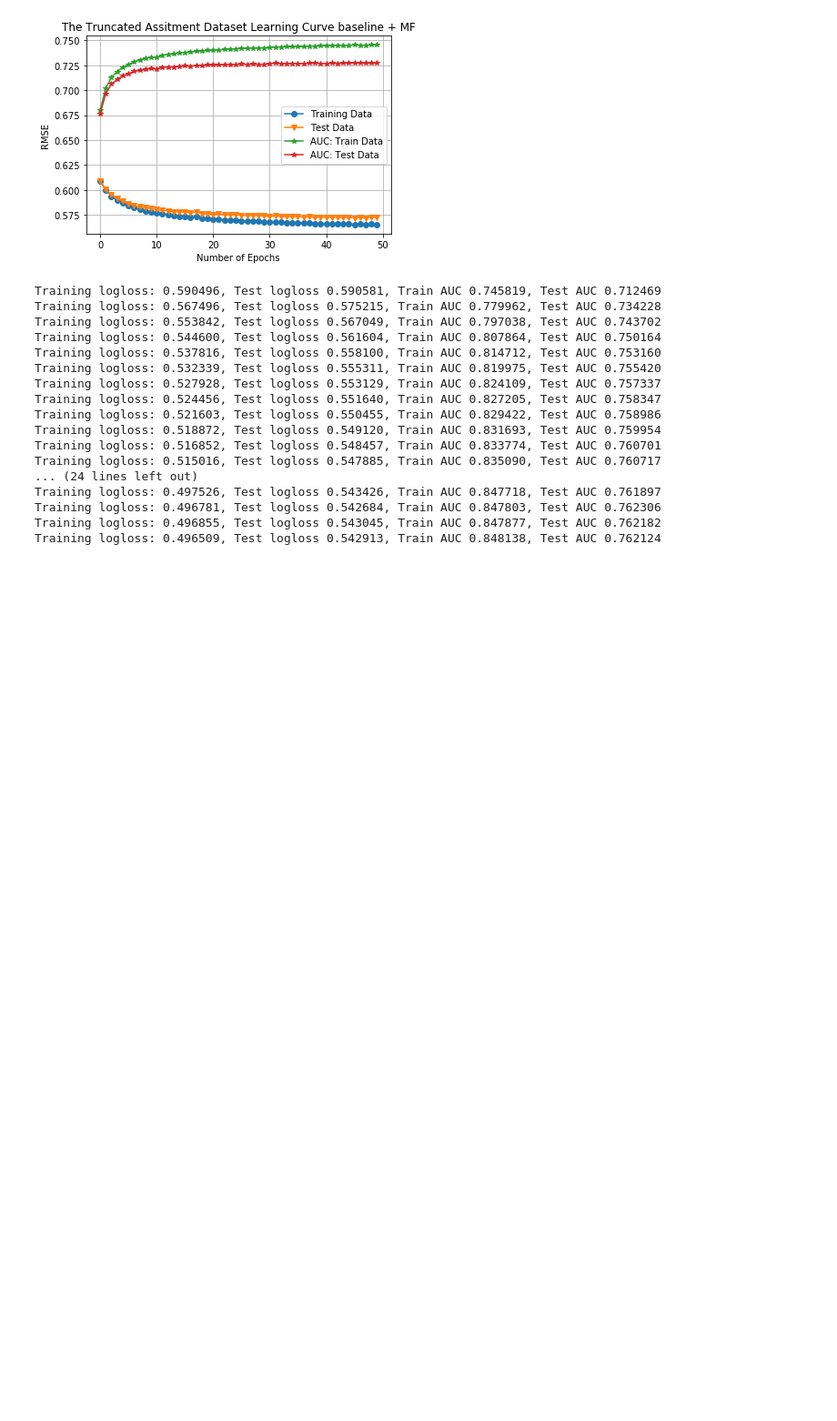
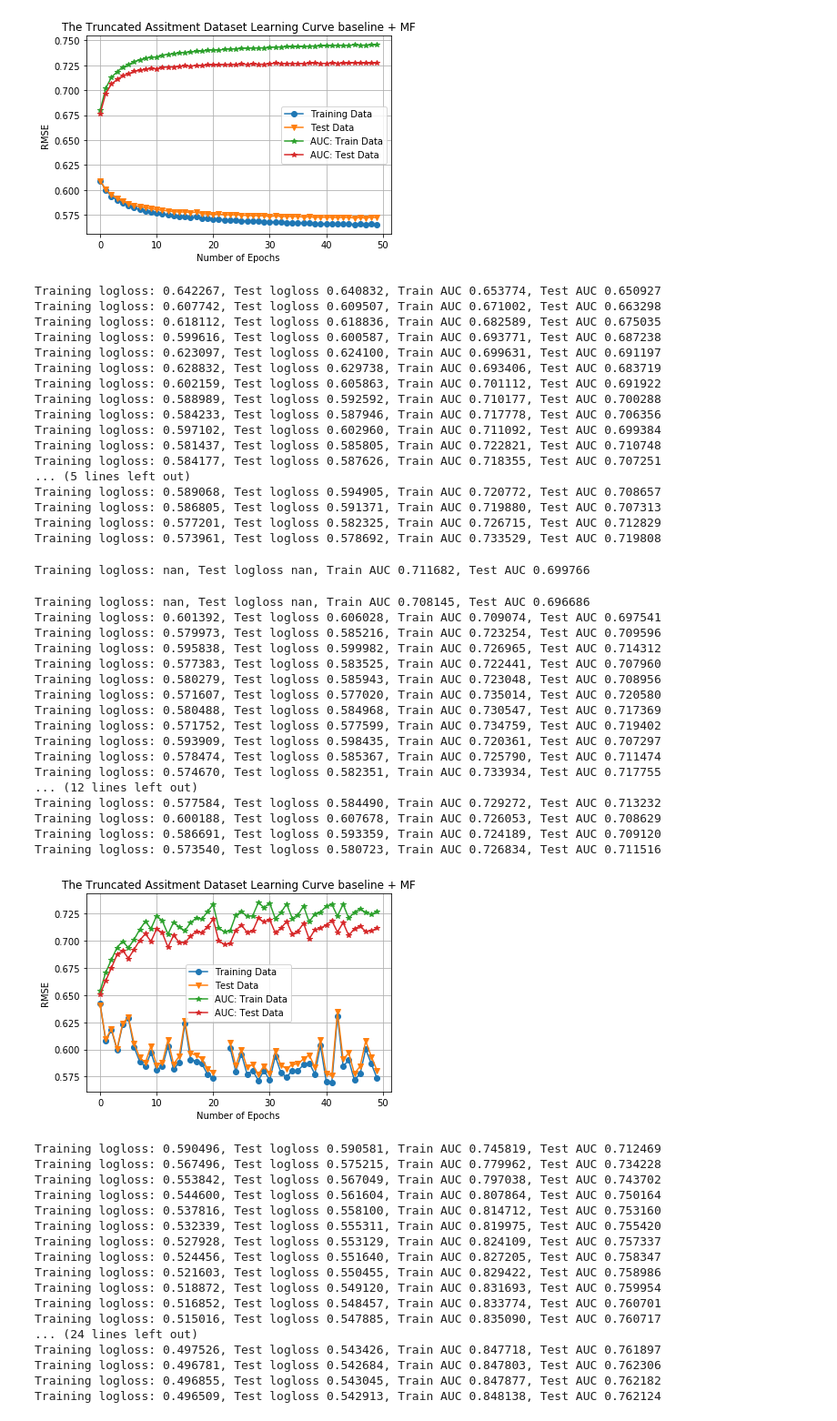
Before and after one commit to LiangbeiXu/Probabilistic-Matrix-Factorization, a Jupyter notebook: Untitled1.ipynb, the cells around one changed output. Shown at 91% size. Saved outputs shown, nothing was run; the diff lists cells and outputs as text; code cells hidden in the pictures; blank space fills up the shorter version.

```diff
--- a/Untitled1.ipynb
+++ b/Untitled1.ipynb
@@ -62,11 +62,10 @@ print('mean number of problems per user: ',np.mean(user_cnt_per_user), 'median n
 [figure]
 mean number of problems per user:  16.28879120879121 median number of problems per user:  10.0
 # %%
-# model: global + user + skill
-name = 'baseline + MF'
+name = 'global + user + skill'
 model = IRT()
 model.set_params({ "epsilon": 1, "_lambda": 0.2, "momentum": 0.5, "maxepoch": 50, "num_batches": 300,
-                            "batch_size": 1000, 'multi_skills': True, 'problem': False,})
+                            "batch_size": 1000, 'multi_skills': True, 'problem': False})
 model.fit(train, test, len(np.unique(data['user_id'])), num_skills, len(np.unique(data['problem_id'])))
 
 PlotLoss(model, name)
@@ -90,14 +89,50 @@ Training logloss: 0.565994, Test logloss 0.572787, Train AUC 0.745427, Test AUC
 Training logloss: 0.565281, Test logloss 0.572084, Train AUC 0.745373, Test AUC 0.727129
 [figure]
 # %%
-# model: global + user + skill, not implemented yet
-name = 'baseline + MF'
+name = 'global + user + skill + PFA'
 model = IRT()
 model.set_params({ "epsilon": 1, "_lambda": 0.2, "momentum": 0.5, "maxepoch": 50, "num_batches": 300,
-                            "batch_size": 1000, 'multi_skills': True, 'problem': False,})
+                            "batch_size": 1000, 'multi_skills': True, 'PFA': True})
 model.fit(train, test, len(np.unique(data['user_id'])), num_skills, len(np.unique(data['problem_id'])))
 
 PlotLoss(model, name)
+# %% [output]
+Training logloss: 0.642267, Test logloss 0.640832, Train AUC 0.653774, Test AUC 0.650927
+Training logloss: 0.607742, Test logloss 0.609507, Train AUC 0.671002, Test AUC 0.663298
+Training logloss: 0.618112, Test logloss 0.618836, Train AUC 0.682589, Test AUC 0.675035
+Training logloss: 0.599616, Test logloss 0.600587, Train AUC 0.693771, Test AUC 0.687238
+Training logloss: 0.623097, Test logloss 0.624100, Train AUC 0.699631, Test AUC 0.691197
+Training logloss: 0.628832, Test logloss 0.629738, Train AUC 0.693406, Test AUC 0.683719
+Training logloss: 0.602159, Test logloss 0.605863, Train AUC 0.701112, Test AUC 0.691922
+Training logloss: 0.588989, Test logloss 0.592592, Train AUC 0.710177, Test AUC 0.700288
+Training logloss: 0.584233, Test logloss 0.587946, Train AUC 0.717778, Test AUC 0.706356
+Training logloss: 0.597102, Test logloss 0.602960, Train AUC 0.711092, Test AUC 0.699384
+Training logloss: 0.581437, Test logloss 0.585805, Train AUC 0.722821, Test AUC 0.710748
+Training logloss: 0.584177, Test logloss 0.587626, Train AUC 0.718355, Test AUC 0.707251
+... (5 lines left out)
+Training logloss: 0.589068, Test logloss 0.594905, Train AUC 0.720772, Test AUC 0.708657
+Training logloss: 0.586805, Test logloss 0.591371, Train AUC 0.719880, Test AUC 0.707313
+Training logloss: 0.577201, Test logloss 0.582325, Train AUC 0.726715, Test AUC 0.712829
+Training logloss: 0.573961, Test logloss 0.578692, Train AUC 0.733529, Test AUC 0.719808
+Training logloss: nan, Test logloss nan, Train AUC 0.711682, Test AUC 0.699766
+Training logloss: nan, Test logloss nan, Train AUC 0.708145, Test AUC 0.696686
+Training logloss: 0.601392, Test logloss 0.606028, Train AUC 0.709074, Test AUC 0.697541
+Training logloss: 0.579973, Test logloss 0.585216, Train AUC 0.723254, Test AUC 0.709596
+Training logloss: 0.595838, Test logloss 0.599982, Train AUC 0.726965, Test AUC 0.714312
+Training logloss: 0.577383, Test logloss 0.583525, Train AUC 0.722441, Test AUC 0.707960
+Training logloss: 0.580279, Test logloss 0.585943, Train AUC 0.723048, Test AUC 0.708956
+Training logloss: 0.571607, Test logloss 0.577020, Train AUC 0.735014, Test AUC 0.720580
+Training logloss: 0.580488, Test logloss 0.584968, Train AUC 0.730547, Test AUC 0.717369
+Training logloss: 0.571752, Test logloss 0.577599, Train AUC 0.734759, Test AUC 0.719402
+Training logloss: 0.593909, Test logloss 0.598435, Train AUC 0.720361, Test AUC 0.707297
+Training logloss: 0.578474, Test logloss 0.585367, Train AUC 0.725790, Test AUC 0.711474
+Training logloss: 0.574670, Test logloss 0.582351, Train AUC 0.733934, Test AUC 0.717755
+... (12 lines left out)
+Training logloss: 0.577584, Test logloss 0.584490, Train AUC 0.729272, Test AUC 0.713232
+Training logloss: 0.600188, Test logloss 0.607678, Train AUC 0.726053, Test AUC 0.708629
+Training logloss: 0.586691, Test logloss 0.593359, Train AUC 0.724189, Test AUC 0.709120
+Training logloss: 0.573540, Test logloss 0.580723, Train AUC 0.726834, Test AUC 0.711516
+[figure, added]
 # %%
 # model: global + prob + encoded prob_latent_matrix
 name = 'globa + prob + encoded prob_latent_matrix'
```
Also changed, not shown: parts of 1 cell of this notebook.
